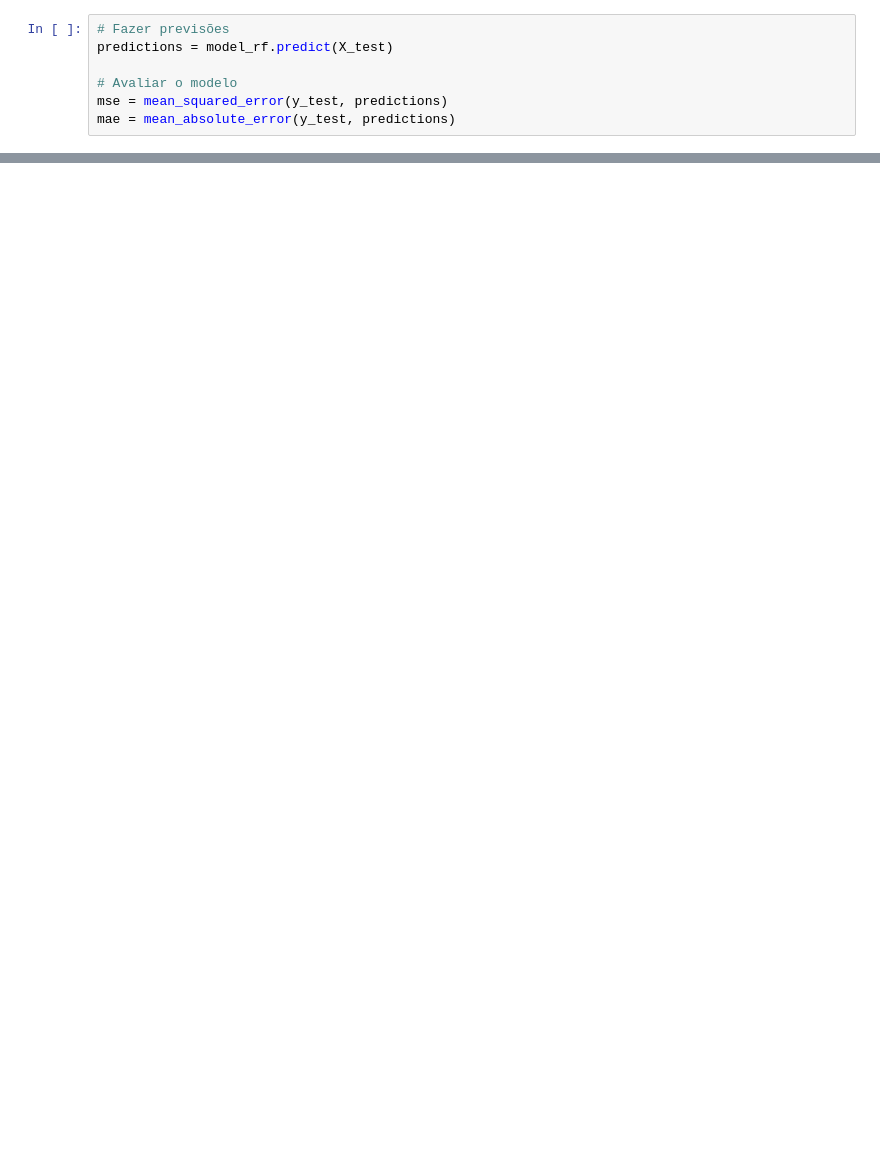
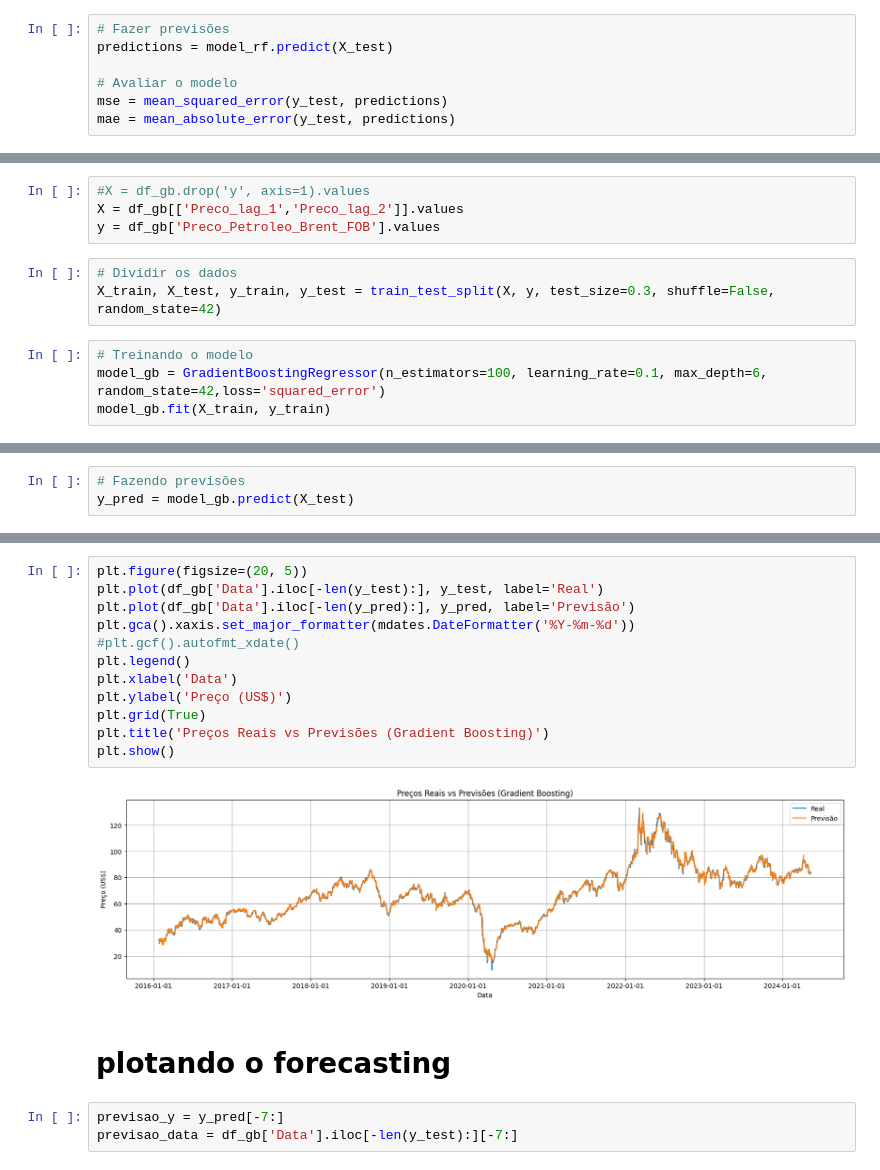
Before and after one commit to Monique14041980/dtat-brent-price, a Jupyter notebook: Modulo04v04_ipea.ipynb, the cells around one changed output, grey strips where cells are left out. Saved outputs shown, nothing was run; the diff lists cells and outputs as text; blank space fills up the shorter version.

```diff
--- a/Modulo04v04_ipea.ipynb
+++ b/Modulo04v04_ipea.ipynb
@@ -395,0 +654,11 @@ plt.show()
+# %%
+#X = df_gb.drop('y', axis=1).values
+X = df_gb[['Preco_lag_1','Preco_lag_2']].values
+y = df_gb['Preco_Petroleo_Brent_FOB'].values
+# %%
+# Dividir os dados
+X_train, X_test, y_train, y_test = train_test_split(X, y, test_size=0.3, shuffle=False, random_state=42)
+# %%
+# Treinando o modelo
+model_gb = GradientBoostingRegressor(n_estimators=100, learning_rate=0.1, max_depth=6, random_state=42,loss='squared_error')
+model_gb.fit(X_train, y_train)
@@ -395,0 +667,3 @@ plt.show()
+# %%
+# Fazendo previsões
+y_pred = model_gb.predict(X_test)
@@ -395,0 +682,19 @@ plt.show()
+# %%
+plt.figure(figsize=(20, 5))
+plt.plot(df_gb['Data'].iloc[-len(y_test):], y_test, label='Real')
+plt.plot(df_gb['Data'].iloc[-len(y_pred):], y_pred, label='Previsão')
+plt.gca().xaxis.set_major_formatter(mdates.DateFormatter('%Y-%m-%d'))
+#plt.gcf().autofmt_xdate()
+plt.legend()
+plt.xlabel('Data')
+plt.ylabel('Preço (US$)')
+plt.grid(True)
+plt.title('Preços Reais vs Previsões (Gradient Boosting)')
+plt.show()
+# %% [output]
+[figure, added]
+# %% [markdown]
+# plotando o forecasting
+# %%
+previsao_y = y_pred[-7:]
+previsao_data = df_gb['Data'].iloc[-len(y_test):][-7:]
```
Also changed, not shown: parts of 52 cells of this notebook, 5 other files.
